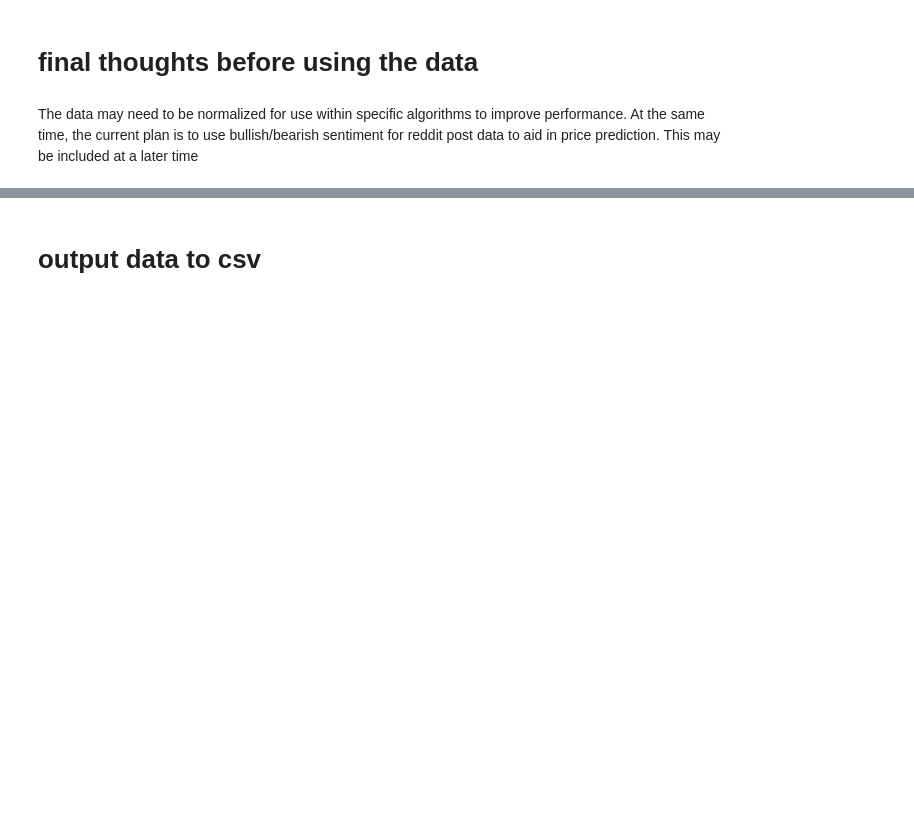
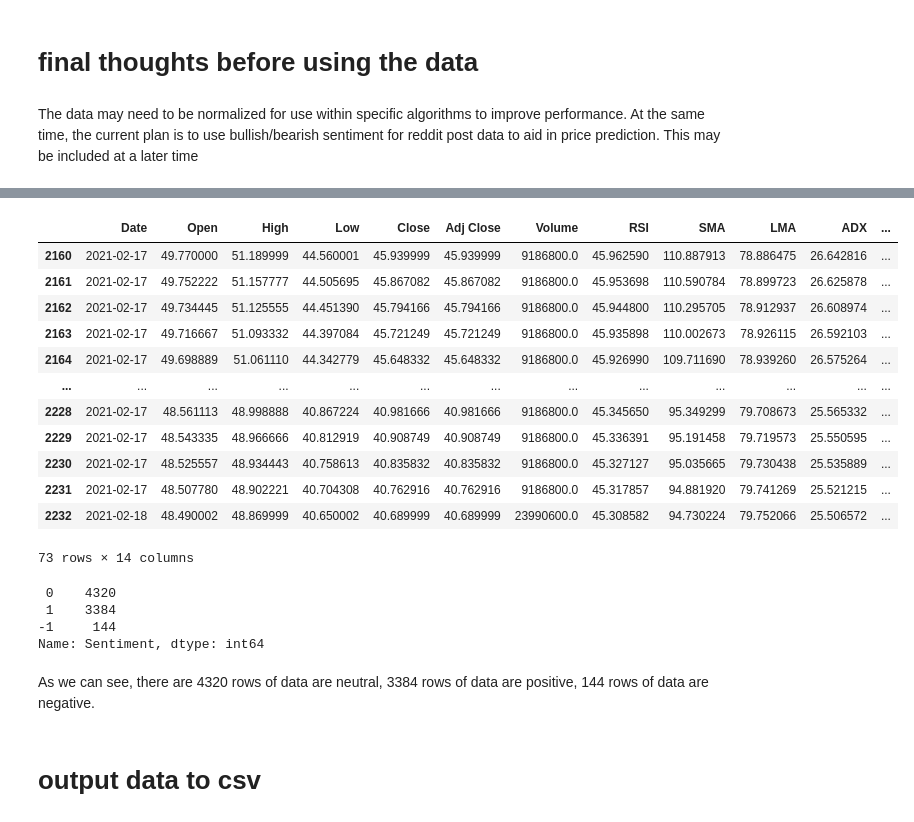
Before and after one commit to syeo-1/GME_price_prediction_methods, a Jupyter notebook: data_processing.ipynb, the cells around one changed output, grey strips where cells are left out. Saved outputs shown, nothing was run; the diff lists cells and outputs as text; code cells hidden in the pictures; blank space fills up the shorter version.

Commit message:
Add sentiment analysis part to data_processing notebook

```diff
--- a/data_processing.ipynb
+++ b/data_processing.ipynb
@@ -350,0 +367,19 @@ The data may need to be normalized for use within specific algorithms to improve
+# %%
+# Import reddit data from the pickle file
+with open('date_with_posts.pickle', 'rb') as handle:
+    reddit_data = pickle.load(handle)
+# %%
+sia = SentimentIntensityAnalyzer()
+scores = []
+
+for date in augmented_gme_data['Date'].tolist():
+    score = 0
+    for post in reddit_data[date]:
+        # Store compound score
+        score += sia.polarity_scores(post)["compound"]
+    # Days without data will have score 0
+    if len(reddit_data[date]) == 0:
+        scores.append(0)
+    else:
+        # Calculate average score
+        scores.append(score / len(reddit_data[date]))
@@ -351,3 +406,37 @@ The data may need to be normalized for use within specific algorithms to improve
+# %%
+# Merge the score and sentiment to the dataset
+augmented_gme_data['Score'] = scores
+
+# Use numerical encoding for sentiment
+# Positive is 1, negative is -1, neutral is 0
+augmented_gme_data['Sentiment'] = 0
+augmented_gme_data.loc[augmented_gme_data['Score'] > 0.1, 'Sentiment'] = 1
+augmented_gme_data.loc[augmented_gme_data['Score'] < -0.1, 'Sentiment'] = -1
+# %%
+augmented_gme_data.head(73)
+# %% [output]
+|  | Date | Open | High | Low | Close | Adj Close | Volume | RSI | SMA | LMA | ADX | ... |
+| 2160 | 2021-02-17 | 49.770000 | 51.189999 | 44.560001 | 45.939999 | 45.939999 | 9186800.0 | 45.962590 | 110.887913 | 78.886475 | 26.642816 | ... |
+| 2161 | 2021-02-17 | 49.752222 | 51.157777 | 44.505695 | 45.867082 | 45.867082 | 9186800.0 | 45.953698 | 110.590784 | 78.899723 | 26.625878 | ... |
+| 2162 | 2021-02-17 | 49.734445 | 51.125555 | 44.451390 | 45.794166 | 45.794166 | 9186800.0 | 45.944800 | 110.295705 | 78.912937 | 26.608974 | ... |
+| 2163 | 2021-02-17 | 49.716667 | 51.093332 | 44.397084 | 45.721249 | 45.721249 | 9186800.0 | 45.935898 | 110.002673 | 78.926115 | 26.592103 | ... |
+| 2164 | 2021-02-17 | 49.698889 | 51.061110 | 44.342779 | 45.648332 | 45.648332 | 9186800.0 | 45.926990 | 109.711690 | 78.939260 | 26.575264 | ... |
+| ... | ... | ... | ... | ... | ... | ... | ... | ... | ... | ... | ... | ... |
+| 2228 | 2021-02-17 | 48.561113 | 48.998888 | 40.867224 | 40.981666 | 40.981666 | 9186800.0 | 45.345650 | 95.349299 | 79.708673 | 25.565332 | ... |
+| 2229 | 2021-02-17 | 48.543335 | 48.966666 | 40.812919 | 40.908749 | 40.908749 | 9186800.0 | 45.336391 | 95.191458 | 79.719573 | 25.550595 | ... |
+| 2230 | 2021-02-17 | 48.525557 | 48.934443 | 40.758613 | 40.835832 | 40.835832 | 9186800.0 | 45.327127 | 95.035665 | 79.730438 | 25.535889 | ... |
+| 2231 | 2021-02-17 | 48.507780 | 48.902221 | 40.704308 | 40.762916 | 40.762916 | 9186800.0 | 45.317857 | 94.881920 | 79.741269 | 25.521215 | ... |
+| 2232 | 2021-02-18 | 48.490002 | 48.869999 | 40.650002 | 40.689999 | 40.689999 | 23990600.0 | 45.308582 | 94.730224 | 79.752066 | 25.506572 | ... |
+73 rows × 14 columns
+# %%
+augmented_gme_data['Sentiment'].value_counts()
+# %% [output]
+ 0    4320
+ 1    3384
+-1     144
+Name: Sentiment, dtype: int64
+# %% [markdown]
+As we can see, there are 4320 rows of data are neutral, 3384 rows of data are positive, 144 rows of data are negative.
 # %% [markdown]
 # output data to csv
 # %%
```
Also changed, not shown: parts of 5 cells of this notebook.
